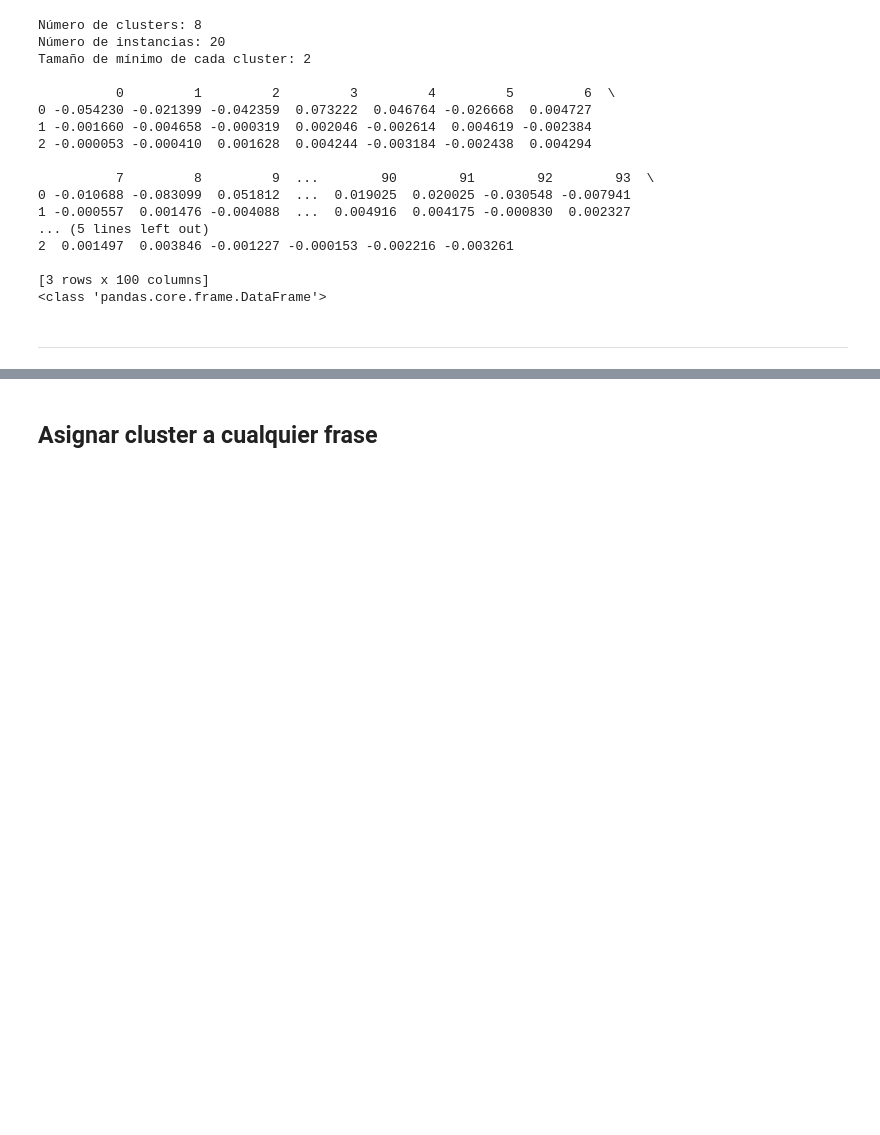
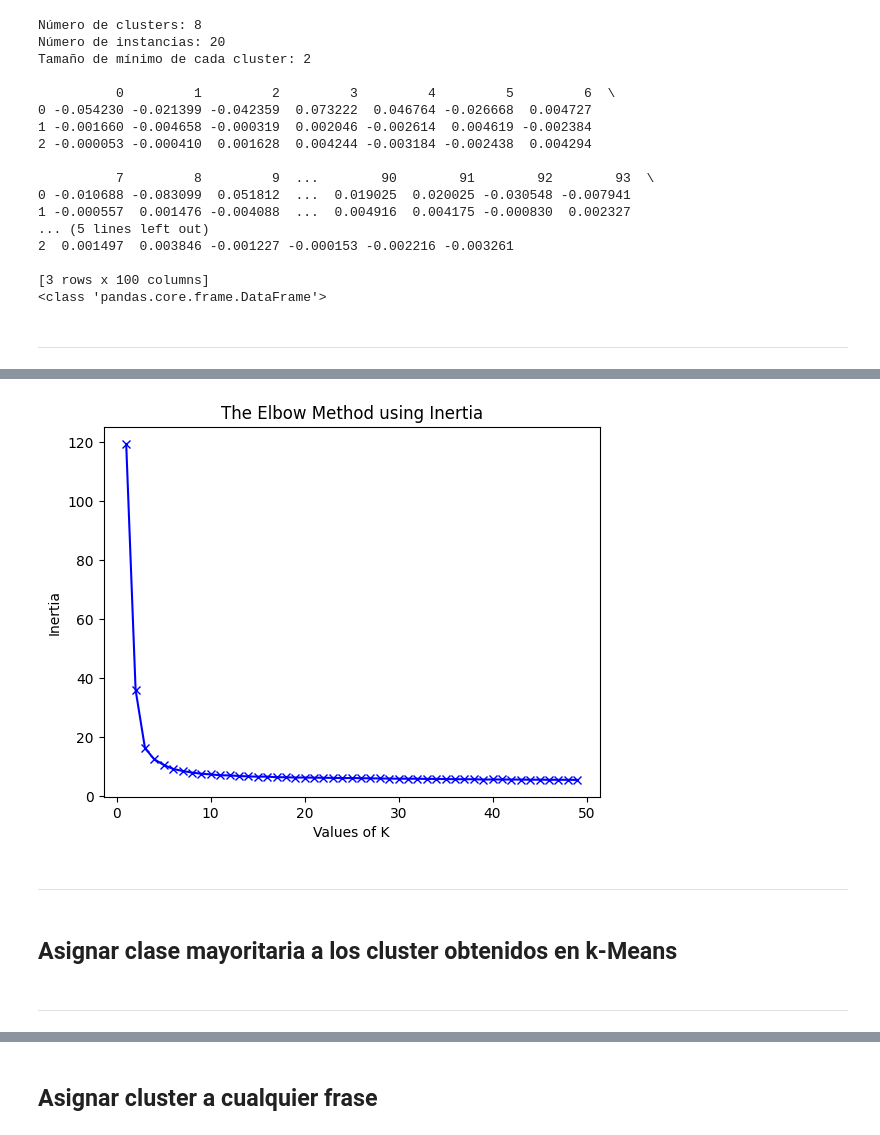
Before and after one commit to PeioLlano/MD-Verbal-Autopsy-Clustering, a Jupyter notebook: ClusteringVerbalAutopsy.ipynb, the cells around one changed output, grey strips where cells are left out. Saved outputs shown, nothing was run; the diff lists cells and outputs as text; code cells hidden in the pictures; blank space fills up the shorter version.

Commit message:
Asignar clases a clusters

```diff
--- a/ClusteringVerbalAutopsy.ipynb
+++ b/ClusteringVerbalAutopsy.ipynb
@@ -1011,0 +1113,14 @@ Tamaño de mínimo de cada cluster: 2
+# %%
+K = range(1, 50)
+
+plt.plot(K, inertias, 'bx-')
+plt.xlabel('Values of K')
+plt.ylabel('Inertia')
+plt.title('The Elbow Method using Inertia')
+plt.show()
+# %% [output]
+[figure, added]
+# %% [markdown]
+<hr>
+# %% [markdown]
+<h2>Asignar clase mayoritaria a los cluster obtenidos en k-Means</h2>
@@ -1011,0 +1162,2 @@ Tamaño de mínimo de cada cluster: 2
+# %% [markdown]
+<hr>
```
Also changed, not shown: parts of 22 cells of this notebook, 2 other files.
